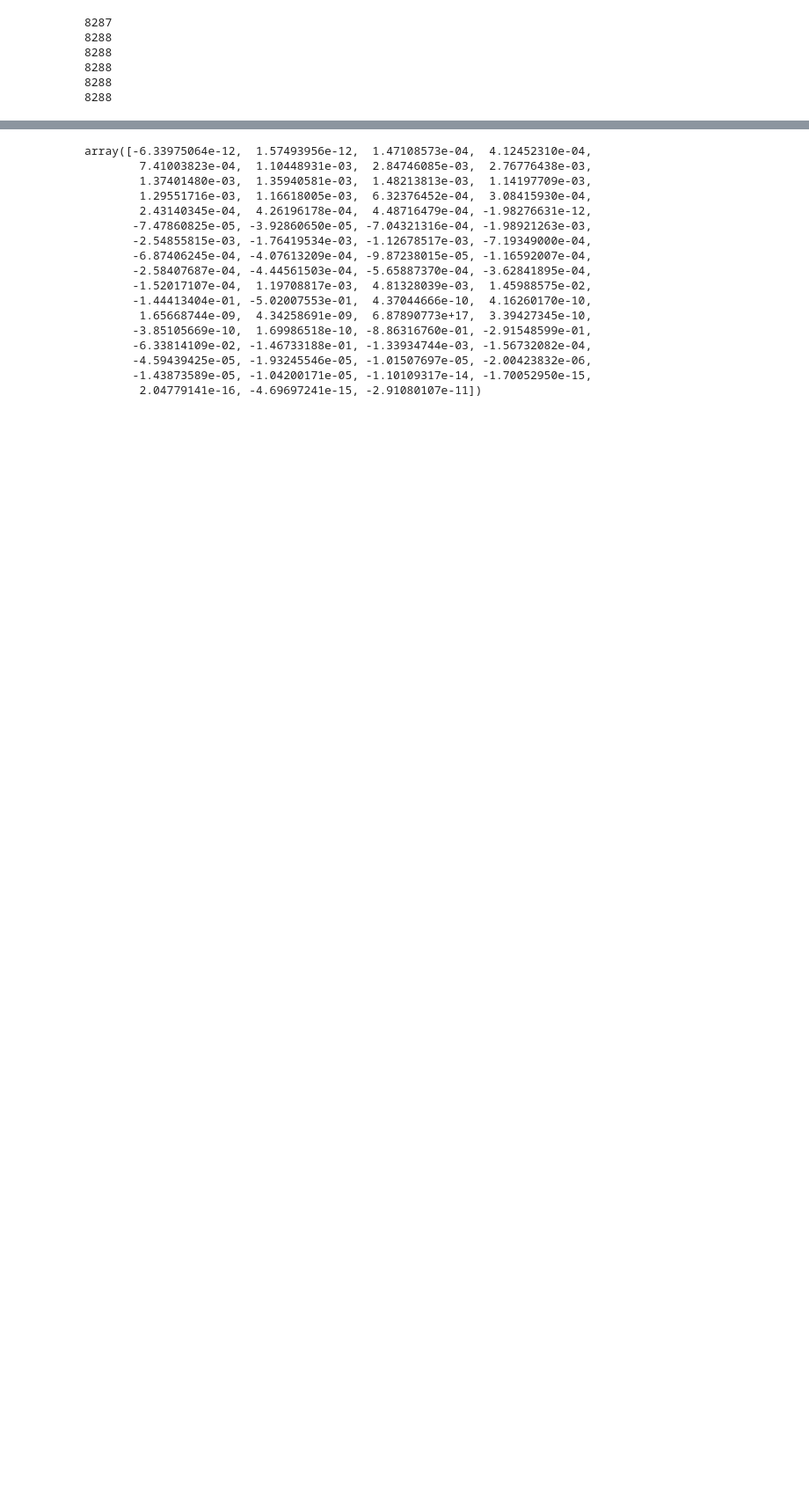
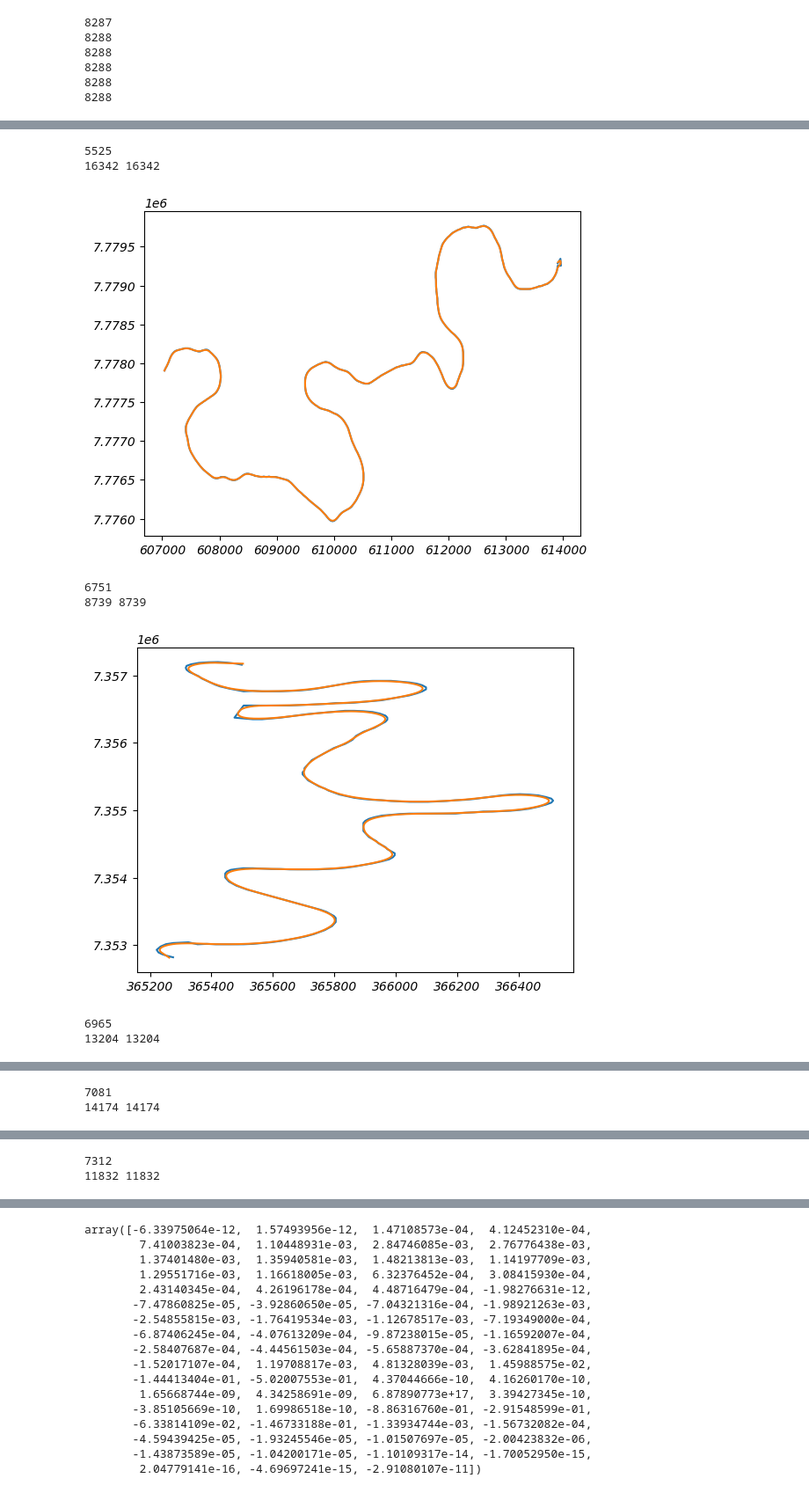
Before and after one commit to niekcde/river-confinement, a Jupyter notebook: test_inflectionPoint.ipynb, the cells around one changed output, grey strips where cells are left out. Shown at 88% size. Cells and saved outputs as stored; diff of their text form; code cells hidden in the pictures; blank space fills up the shorter version.

```diff
--- a/test_inflectionPoint.ipynb
+++ b/test_inflectionPoint.ipynb
@@ -190,0 +199,38 @@ array([-8.48101180e-05,  1.43030125e-04, -4.37793399e-05,  1.70609097e-04])
+# %%
+[5525]
+ids = [5525, 6751, 6965, 7081, 7312, 7608, 8143]
+for id in ids:
+    print(id)
+    dfReach      = df[df['combined_reach_id'] == id].copy()
+    dfReachNodes = dfNode[dfNode['reach_id'].isin(dfReach['reach_id'].values)].copy()
+
+    GroupedCRS = dfReach.groupby('localCRS', as_index = False).size()
+    reachCRS   = GroupedCRS.loc[GroupedCRS['size'] == GroupedCRS['size'].max()
+                                ,'localCRS'].iloc[0]
+
+    dfReach      = dfReach.to_crs(reachCRS)
+    dfReachNodes = dfReachNodes.to_crs(reachCRS)
+    df.loc[dfReach.index, 'combined_reach_crs'] = reachCRS
+
+    combinedLine, _, _ = merge_centerlines(dfReach, df, reachCRS)
+
+    line1 = SG_smoothing(combinedLine, smoothing_window, factorWidth, seg = 1,simp = 0.1,simplify_line = False)
+    # line2 = SG_smoothing(combinedLine, smoothing_window, factorWidth, seg = 1,simp = 0.00001,simplify_line = True)
+    # line3 = SG_smoothing(combinedLine, smoothing_window, factorWidth, seg = 1,simp = 0.000001,simplify_line = True)
+    # line4 = SG_smoothing(combinedLine, smoothing_window, factorWidth, seg = 1,simp = 0.0000001,simplify_line = True)
+    # line5 = SG_smoothing(combinedLine, smoothing_window, factorWidth, seg = 1,simp = 0.00000001,simplify_line = True)
+
+    plt.plot(*combinedLine.xy)
+    plt.plot(*line1.xy)
+    plt.show()
+    # print(len(line1.coords), len(line2.coords), len(line3.coords), len(line4.coords), len(line5.coords))
+    print()
+# %% [output]
+5525
+16342 16342
+[figure, added]
+6751
+8739 8739
+[figure, added]
+6965
+13204 13204
@@ -190,0 +238,2 @@ array([-8.48101180e-05,  1.43030125e-04, -4.37793399e-05,  1.70609097e-04])
+7081
+14174 14174
@@ -190,0 +241,2 @@ array([-8.48101180e-05,  1.43030125e-04, -4.37793399e-05,  1.70609097e-04])
+7312
+11832 11832
```
Also changed, not shown: parts of 9 cells of this notebook, 19 other files.
